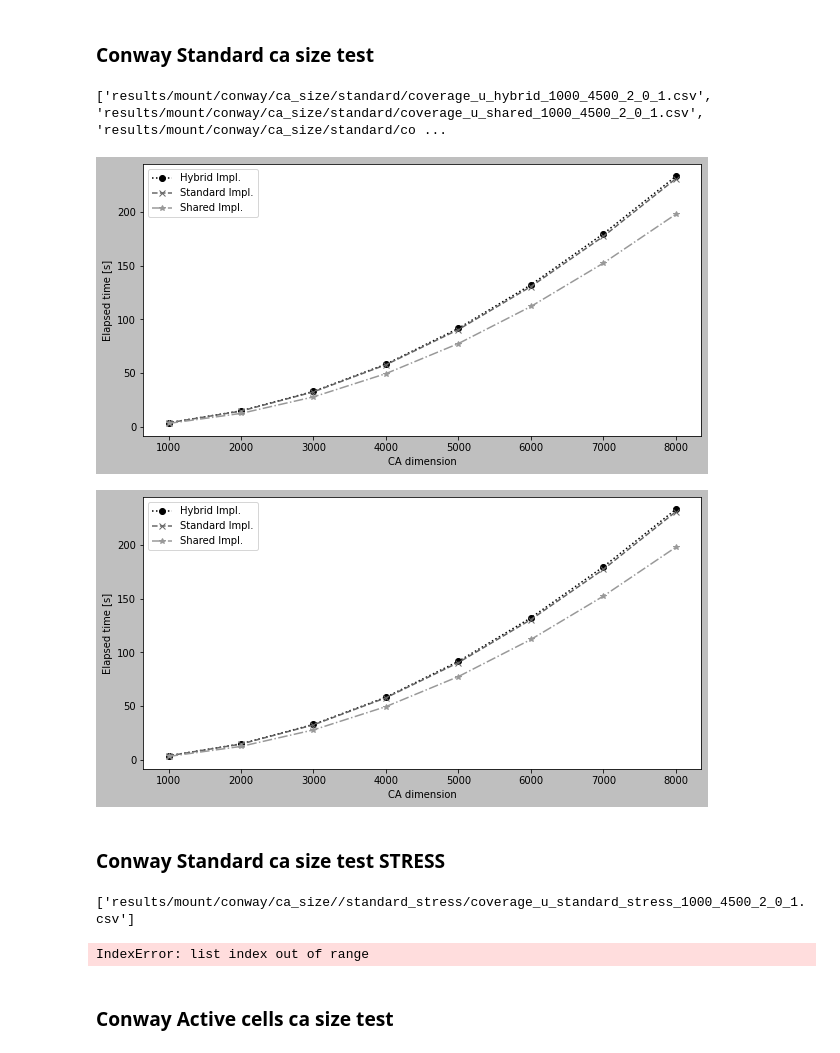
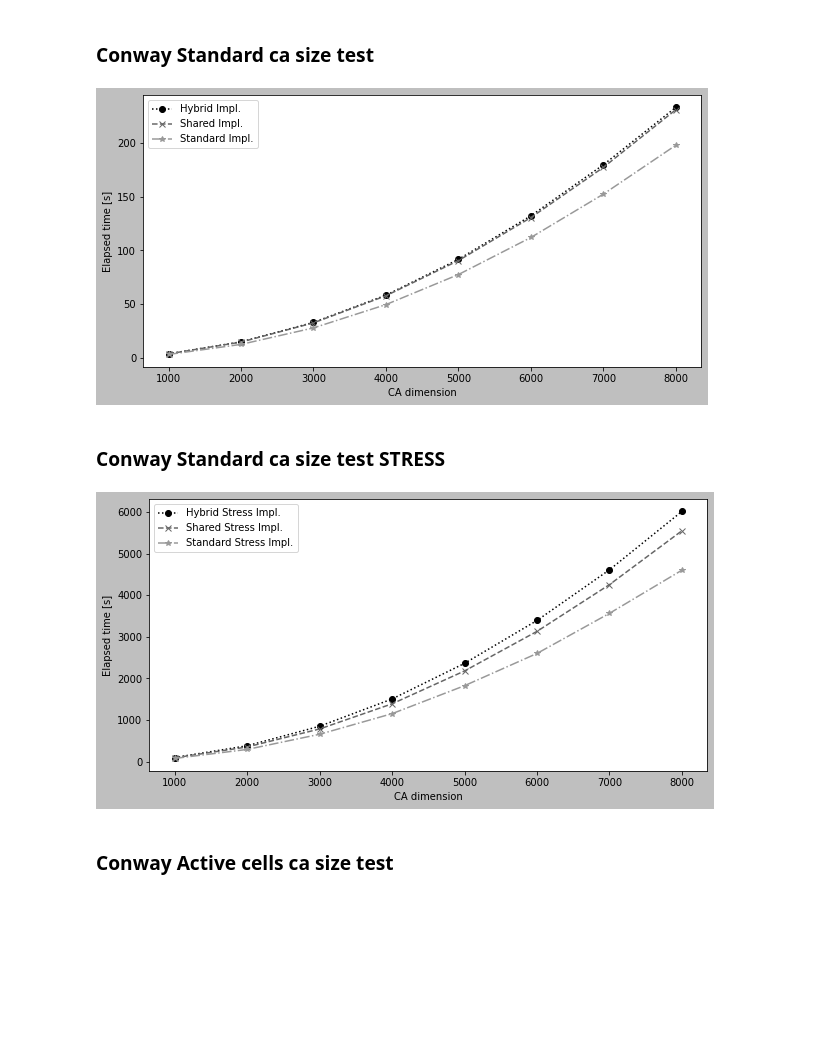
Before and after one commit to prenc/saturated-flow-thesis, a Jupyter notebook: notebooks/ca_size_comparison_charts.ipynb, the cells around one changed output. Cells and saved outputs as stored; diff of their text form; code cells hidden in the pictures; blank space fills up the shorter version.

```diff
--- a/notebooks/ca_size_comparison_charts.ipynb
+++ b/notebooks/ca_size_comparison_charts.ipynb
@@ -291,30 +278,28 @@ if not os.path.isdir("charts/conway"):
 # %%
 df=read_ca_size_data(dir_path = "results/mount/conway/ca_size")
 df = df.rename(columns={
      "u_hybrid_": "Hybrid impl.",
-     "u_standard_": "Shared impl.",
-     "u_shared_": "Standard impl.",
+     "u_standard_": "Standard impl.",
+     "u_shared_": "Shared impl.",
 })
 create_ca_size_plot(df)
-plt.savefig("charts/conway/standard.pdf")
+plt.savefig("charts/conway/ca_size/standard.pdf")
 # %% [output]
-['results/mount/conway/ca_size/standard/coverage_u_hybrid_1000_4500_2_0_1.csv', 'results/mount/conway/ca_size/standard/coverage_u_shared_1000_4500_2_0_1.csv', 'results/mount/conway/ca_size/standard/co ...
-[figure, old version]
+[figure, new version]
-[figure, removed]
 # %% [markdown]
 ### Conway Standard ca size test STRESS
 # %%
 df=read_ca_size_data(dir_path = "results/mount/conway/ca_size/", test_name="standard_stress")
 df = df.rename(columns={
      "u_hybrid_stress_": "Hybrid stress impl.",
-     "u_standard_stress_": "Shared stress impl.",
-     "u_shared_stress_": "Standard stress impl.",
+     "u_standard_stress_": "Standard stress impl.",
+     "u_shared_stress_": "Shared stress impl.",
 })
+
 create_ca_size_plot(df)
-plt.savefig("charts/conway/standard_stress.pdf")
+plt.savefig("charts/conway/ca_size/standard_stress.pdf")
 # %% [output]
-['results/mount/conway/ca_size//standard_stress/coverage_u_standard_stress_1000_4500_2_0_1.csv']
-IndexError: list index out of range
+[figure, added]
 # %% [markdown]
 ### Conway Active cells ca size test
 # %%
```
Also changed, not shown: parts of 16 cells of this notebook, 2 other files.
